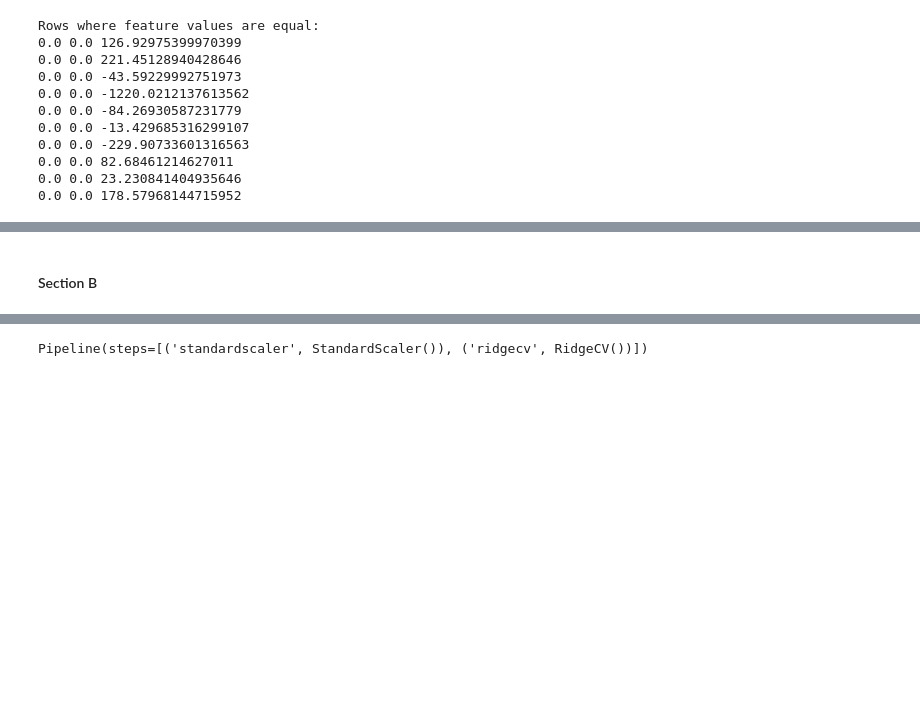
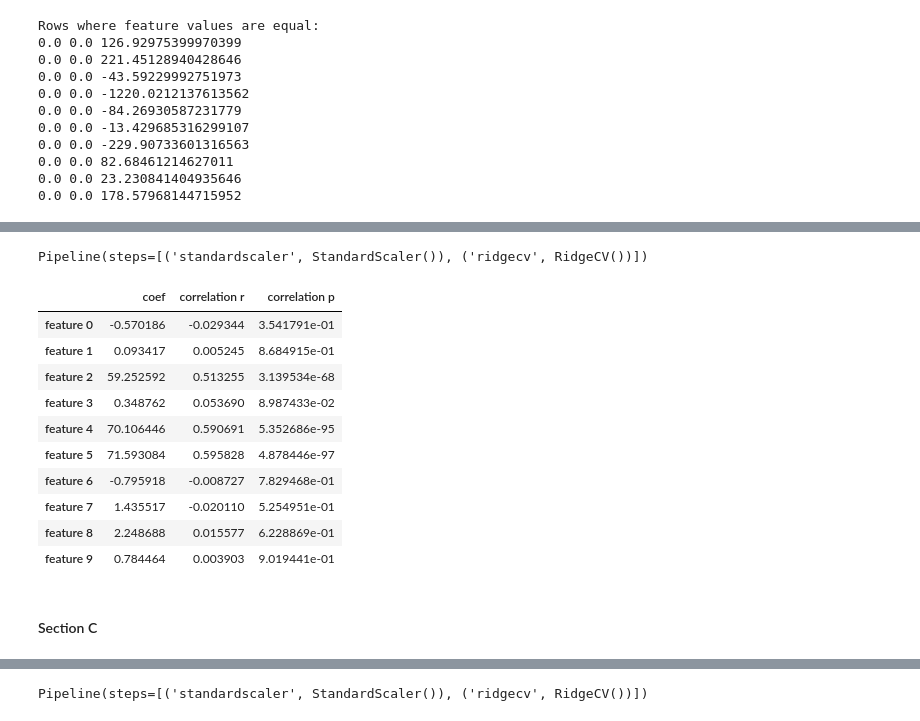
Before and after one commit to ArdalanGhoreishi/Hands-on-Data-Science, a Jupyter notebook: Task3.ipynb, the cells around one changed output, grey strips where cells are left out. Saved outputs shown, nothing was run; the diff lists cells and outputs as text; code cells hidden in the pictures; blank space fills up the shorter version.

```diff
--- a/Task3.ipynb
+++ b/Task3.ipynb
@@ -268,2 +234,36 @@ Rows where feature values are equal:
+# %%
+X = data_df.iloc[:,:-1]
+y = data_df.iloc[:,-1]
+# %%
+X = X.to_numpy()
+y = y.to_numpy()
+# %%
+model = make_pipeline(StandardScaler(), RidgeCV())
+model.fit(X, y)
+# %% [output]
+Pipeline(steps=[('standardscaler', StandardScaler()), ('ridgecv', RidgeCV())])
+# %%
+# calculating coef and corr again in order to check the solution
+correlations_r = [pearsonr(X[:, i], y)[0] for i in range(X.shape[1])]
+correlations_p = [pearsonr(X[:, i], y)[1] for i in range(X.shape[1])]
+# %%
+df = pd.DataFrame({
+        "coef": model["ridgecv"].coef_,
+        "correlation r": correlations_r,
+        "correlation p": correlations_p},
+    index=[f"feature {i}" for i in range(X.shape[1])])
+df
+# %% [output]
+|  | coef | correlation r | correlation p |
+| feature 0 | -0.570186 | -0.029344 | 3.541791e-01 |
+| feature 1 | 0.093417 | 0.005245 | 8.684915e-01 |
+| feature 2 | 59.252592 | 0.513255 | 3.139534e-68 |
+| feature 3 | 0.348762 | 0.053690 | 8.987433e-02 |
+| feature 4 | 70.106446 | 0.590691 | 5.352686e-95 |
+| feature 5 | 71.593084 | 0.595828 | 4.878446e-97 |
+| feature 6 | -0.795918 | -0.008727 | 7.829468e-01 |
+| feature 7 | 1.435517 | -0.020110 | 5.254951e-01 |
+| feature 8 | 2.248688 | 0.015577 | 6.228869e-01 |
+| feature 9 | 0.784464 | 0.003903 | 9.019441e-01 |
 # %% [markdown]
-#### Section B
+#### Section C
```
Also changed, not shown: parts of 23 cells of this notebook.
